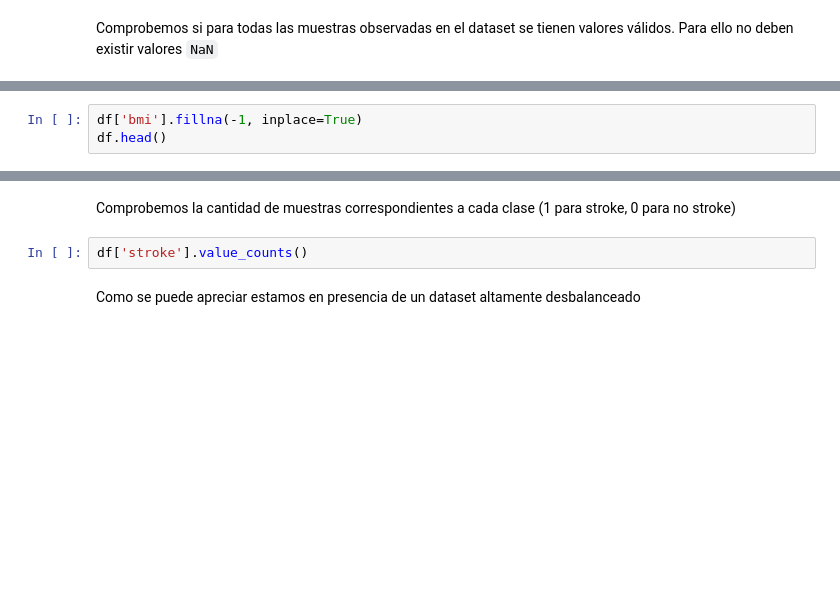
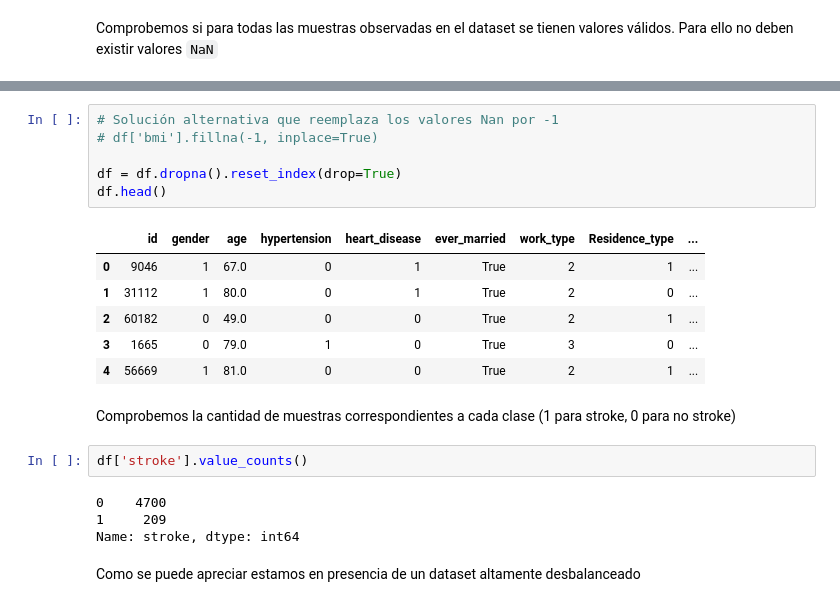
Before and after one commit to lorainemg/cp-ml, a Jupyter notebook: cp5/cp5-soluction.ipynb, the cells around one changed output, grey strips where cells are left out. Drawn from its saved outputs; the diff is of its cells as text; blank space fills up the shorter version.

```diff
--- a/cp5/cp5-soluction.ipynb
+++ b/cp5/cp5-soluction.ipynb
@@ -59,3 +89,0 @@ En caso de existir valores `NaN` estos deben ser eliminados o reemplazados por a
-# %%
-df['bmi'].fillna(-1, inplace=True)
-df.head()
@@ -62,7 +96,24 @@ df.head()
+# %%
+# Solución alternativa que reemplaza los valores Nan por -1
+# df['bmi'].fillna(-1, inplace=True)
+
+df = df.dropna().reset_index(drop=True)
+df.head()
+# %% [output]
+|  | id | gender | age | hypertension | heart_disease | ever_married | work_type | Residence_type | ... |
+| 0 | 9046 | 1 | 67.0 | 0 | 1 | True | 2 | 1 | ... |
+| 1 | 31112 | 1 | 80.0 | 0 | 1 | True | 2 | 0 | ... |
+| 2 | 60182 | 0 | 49.0 | 0 | 0 | True | 2 | 1 | ... |
+| 3 | 1665 | 0 | 79.0 | 1 | 0 | True | 3 | 0 | ... |
+| 4 | 56669 | 1 | 81.0 | 0 | 0 | True | 2 | 1 | ... |
 # %% [markdown]
 Comprobemos la cantidad de muestras correspondientes a cada clase (1 para stroke, 0 para no stroke)
 # %%
 df['stroke'].value_counts()
+# %% [output]
+0    4700
+1     209
+Name: stroke, dtype: int64
 # %% [markdown]
 Como se puede apreciar estamos en presencia de un dataset altamente desbalanceado
 # %% [markdown]
```
Also changed, not shown: parts of 56 cells of this notebook, 2 other files.
